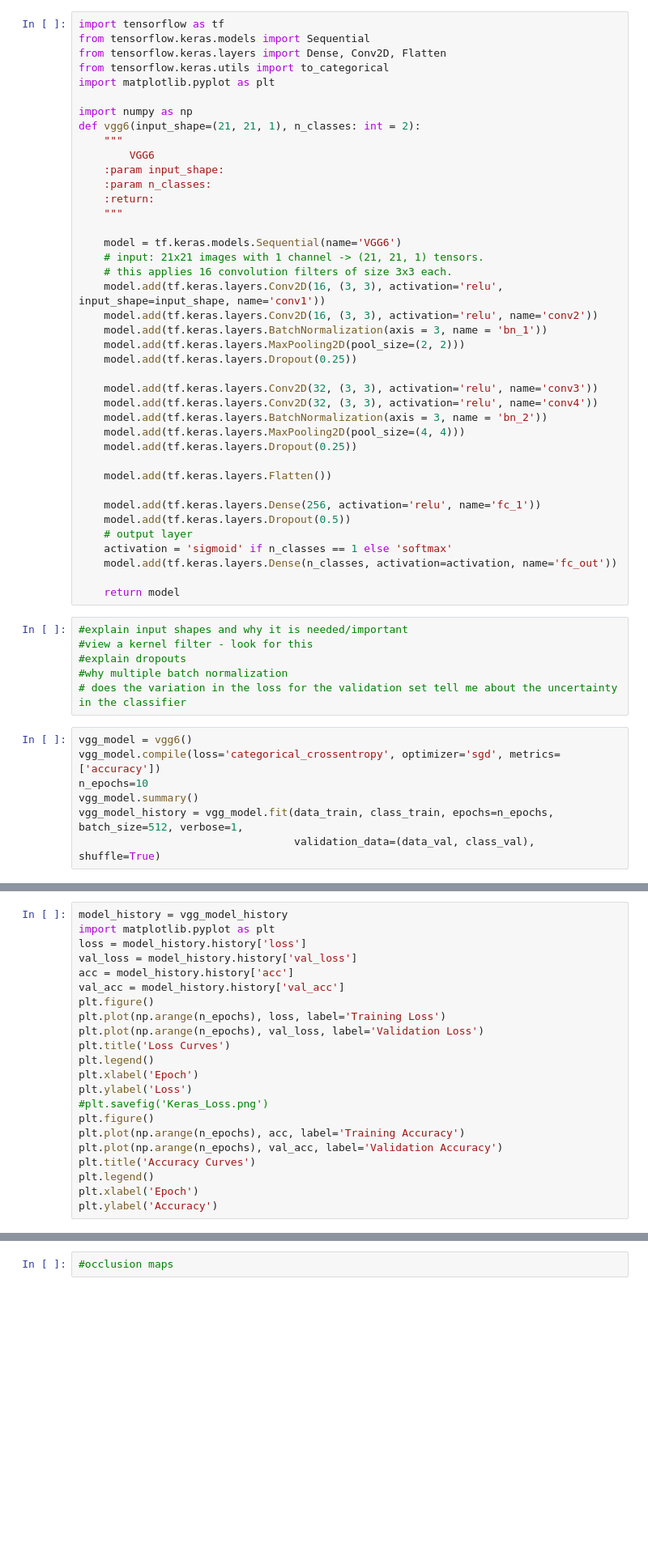
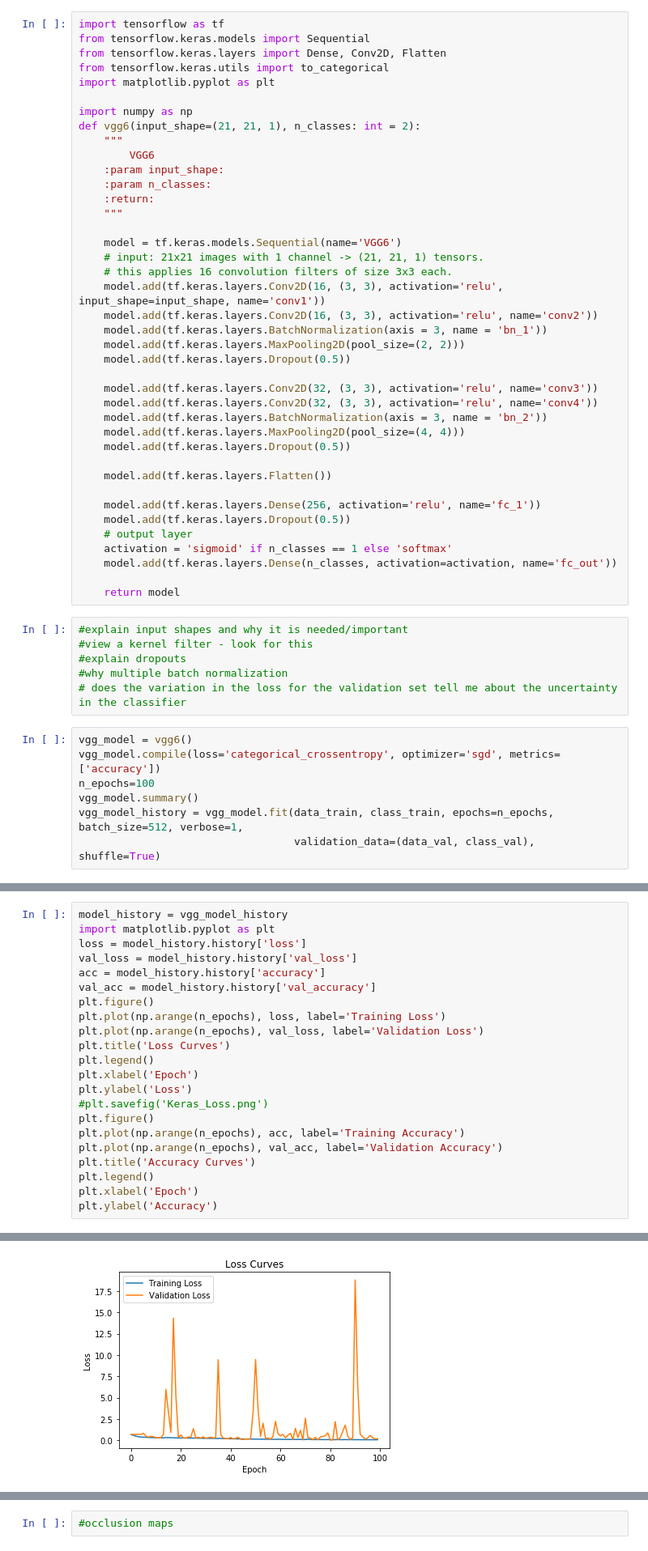
Before and after one commit to astroML/astroML-workshop_AAS235, a Jupyter notebook: deep_learning/neural_network.ipynb, the cells around one changed output, grey strips where cells are left out. Shown at 81% size. Saved outputs shown, nothing was run; the diff lists cells and outputs as text; blank space fills up the shorter version.

```diff
--- a/deep_learning/neural_network.ipynb
+++ b/deep_learning/neural_network.ipynb
@@ -292,13 +495,13 @@ def vgg6(input_shape=(21, 21, 1), n_classes: int = 2):
     model.add(tf.keras.layers.Conv2D(16, (3, 3), activation='relu', name='conv2'))
     model.add(tf.keras.layers.BatchNormalization(axis = 3, name = 'bn_1'))
     model.add(tf.keras.layers.MaxPooling2D(pool_size=(2, 2)))
-    model.add(tf.keras.layers.Dropout(0.25))
+    model.add(tf.keras.layers.Dropout(0.5))
 
     model.add(tf.keras.layers.Conv2D(32, (3, 3), activation='relu', name='conv3'))
     model.add(tf.keras.layers.Conv2D(32, (3, 3), activation='relu', name='conv4'))
     model.add(tf.keras.layers.BatchNormalization(axis = 3, name = 'bn_2'))
     model.add(tf.keras.layers.MaxPooling2D(pool_size=(4, 4)))
-    model.add(tf.keras.layers.Dropout(0.25))
+    model.add(tf.keras.layers.Dropout(0.5))
 
     model.add(tf.keras.layers.Flatten())
 
@@ -318,7 +521,7 @@ def vgg6(input_shape=(21, 21, 1), n_classes: int = 2):
 # %%
 vgg_model = vgg6()
 vgg_model.compile(loss='categorical_crossentropy', optimizer='sgd', metrics=['accuracy'])
-n_epochs=10
+n_epochs=100
 vgg_model.summary()
 vgg_model_history = vgg_model.fit(data_train, class_train, epochs=n_epochs, batch_size=512, verbose=1,
                                   validation_data=(data_val, class_val), shuffle=True)
@@ -347,8 +557,8 @@ model_history = vgg_model_history
 import matplotlib.pyplot as plt
 loss = model_history.history['loss']
 val_loss = model_history.history['val_loss']
-acc = model_history.history['acc']
-val_acc = model_history.history['val_acc']
+acc = model_history.history['accuracy']
+val_acc = model_history.history['val_accuracy']
 plt.figure()
 plt.plot(np.arange(n_epochs), loss, label='Training Loss')
 plt.plot(np.arange(n_epochs), val_loss, label='Validation Loss')
@@ -364,3 +574,4 @@ plt.title('Accuracy Curves')
 plt.legend()
 plt.xlabel('Epoch')
 plt.ylabel('Accuracy')
+# %% [output]
@@ -366,0 +579 @@ plt.ylabel('Accuracy')
+[figure, added]
```
Also changed, not shown: parts of 27 cells of this notebook, 1 other file.
